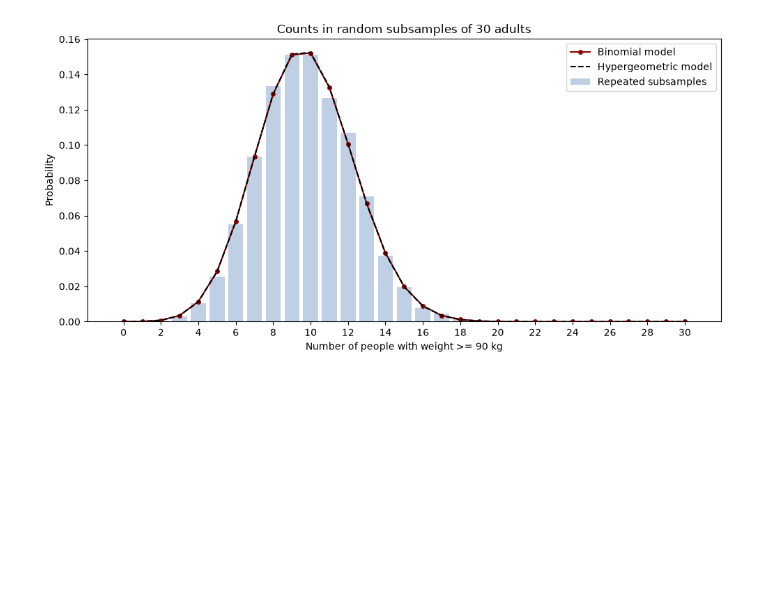
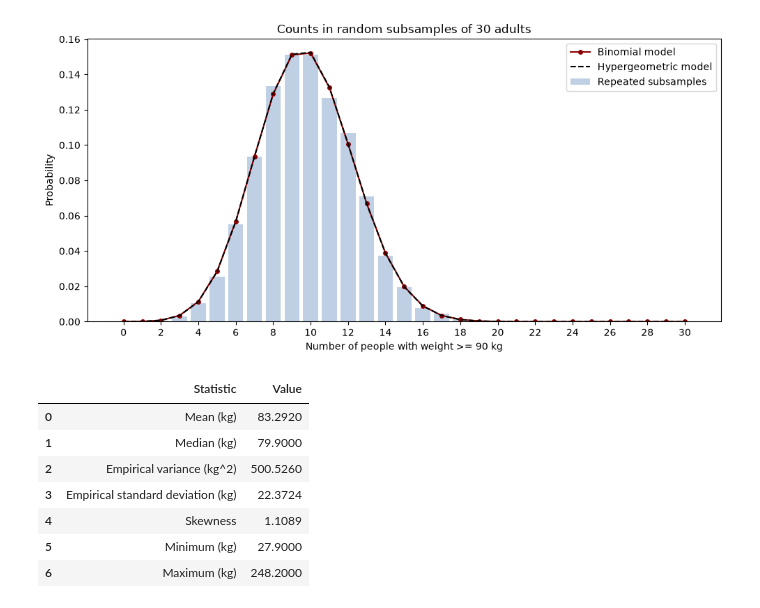
Before and after one commit to nazaninhasani/Amar, a Jupyter notebook: notebooks/phase2_analysis.ipynb, the cells around one changed output. Saved outputs shown, nothing was run; the diff lists cells and outputs as text; code cells hidden in the pictures; blank space fills up the shorter version.

```diff
--- a/notebooks/phase2_analysis.ipynb
+++ b/notebooks/phase2_analysis.ipynb
@@ -462,3 +462,47 @@ fig.savefig(
 plt.show()
 # %% [output]
 [figure]
+# %%
+# وزن بدن؛ بر حسب کیلوگرم
+weights = df["X_weight"]
+
+mean_weight = weights.mean()
+
+# واریانس و انحراف معیار توزیع تجربی: مخرج N
+variance_weight = weights.var(ddof=0)
+std_weight = weights.std(ddof=0)
+
+# چولگی نمونه
+skewness_weight = weights.skew()
+
+weight_summary = pd.DataFrame({
+    "Statistic": [
+        "Mean (kg)",
+        "Median (kg)",
+        "Empirical variance (kg^2)",
+        "Empirical standard deviation (kg)",
+        "Skewness",
+        "Minimum (kg)",
+        "Maximum (kg)"
+    ],
+    "Value": [
+        mean_weight,
+        weights.median(),
+        variance_weight,
+        std_weight,
+        skewness_weight,
+        weights.min(),
+        weights.max()
+    ]
+})
+
+display(weight_summary.round(4))
+# %% [output]
+|  | Statistic | Value |
+| 0 | Mean (kg) | 83.2920 |
+| 1 | Median (kg) | 79.9000 |
+| 2 | Empirical variance (kg^2) | 500.5260 |
+| 3 | Empirical standard deviation (kg) | 22.3724 |
+| 4 | Skewness | 1.1089 |
+| 5 | Minimum (kg) | 27.9000 |
+| 6 | Maximum (kg) | 248.2000 |
```
Also changed, not shown: parts of 3 cells of this notebook, 1 other file.
